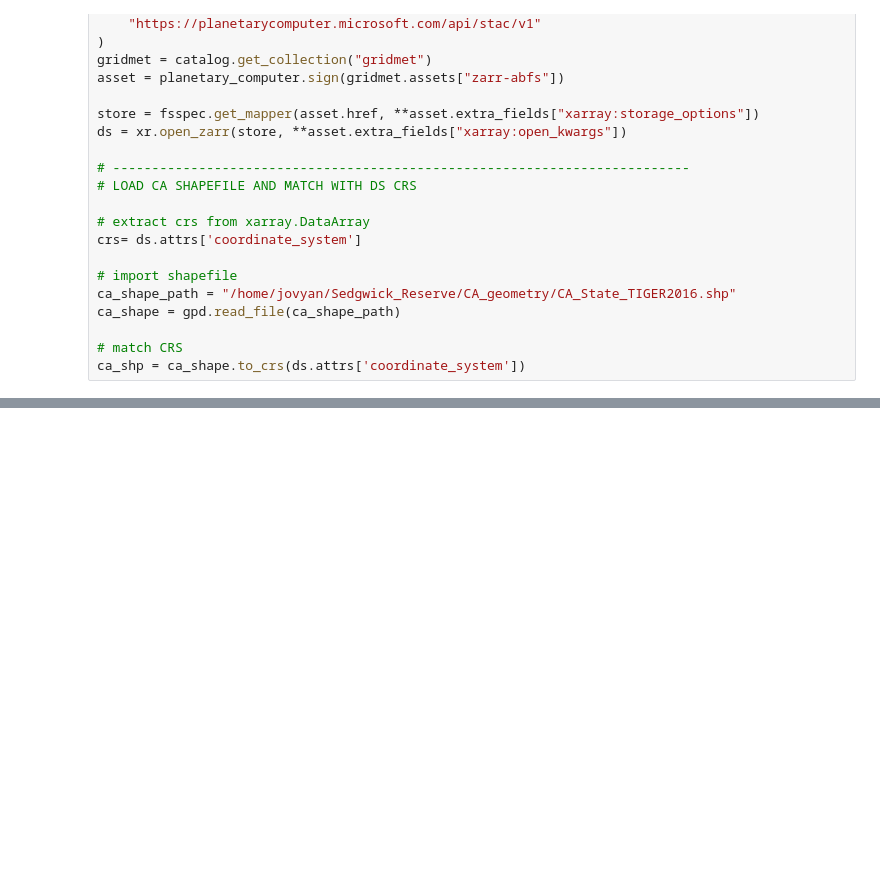
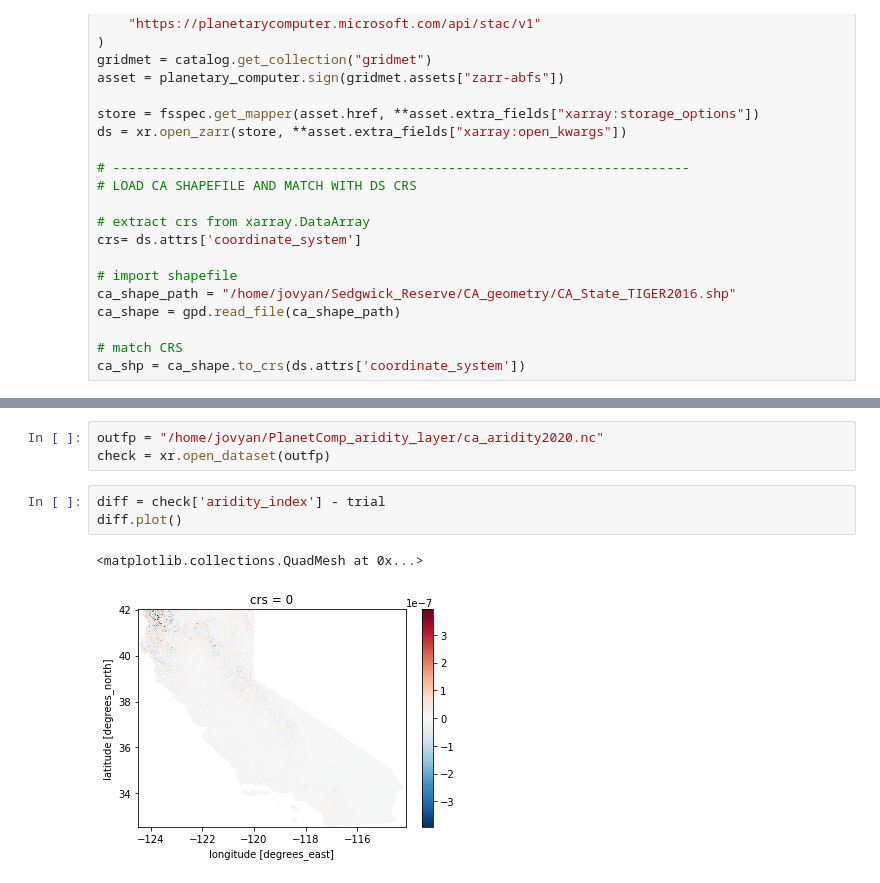
Before and after one commit to carmengg/PlanetComp_aridity_layer, a Jupyter notebook: ca_aridity_FUNCTIONS.ipynb, the cells around one changed output, grey strips where cells are left out. Cells and saved outputs as stored; diff of their text form; blank space fills up the shorter version.

```diff
--- a/ca_aridity_FUNCTIONS.ipynb
+++ b/ca_aridity_FUNCTIONS.ipynb
@@ -124,0 +213,9 @@ trial.plot()
+# %%
+outfp = "/home/jovyan/PlanetComp_aridity_layer/ca_aridity2020.nc"
+check = xr.open_dataset(outfp)
+# %%
+diff = check['aridity_index'] - trial
+diff.plot()
+# %% [output]
+<matplotlib.collections.QuadMesh at 0x...>
+[figure, added]
```
Also changed, not shown: parts of 10 cells of this notebook, 1 other file.
